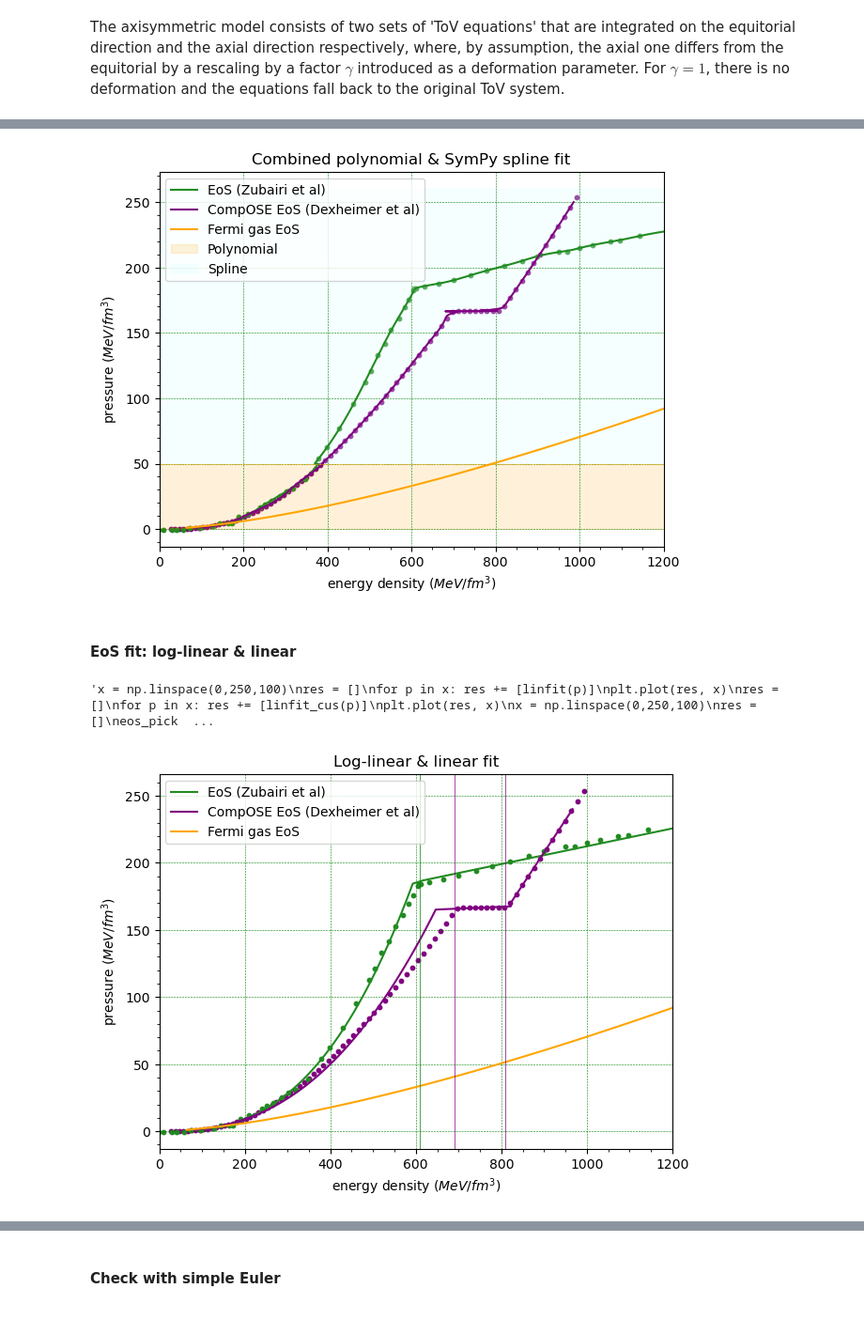
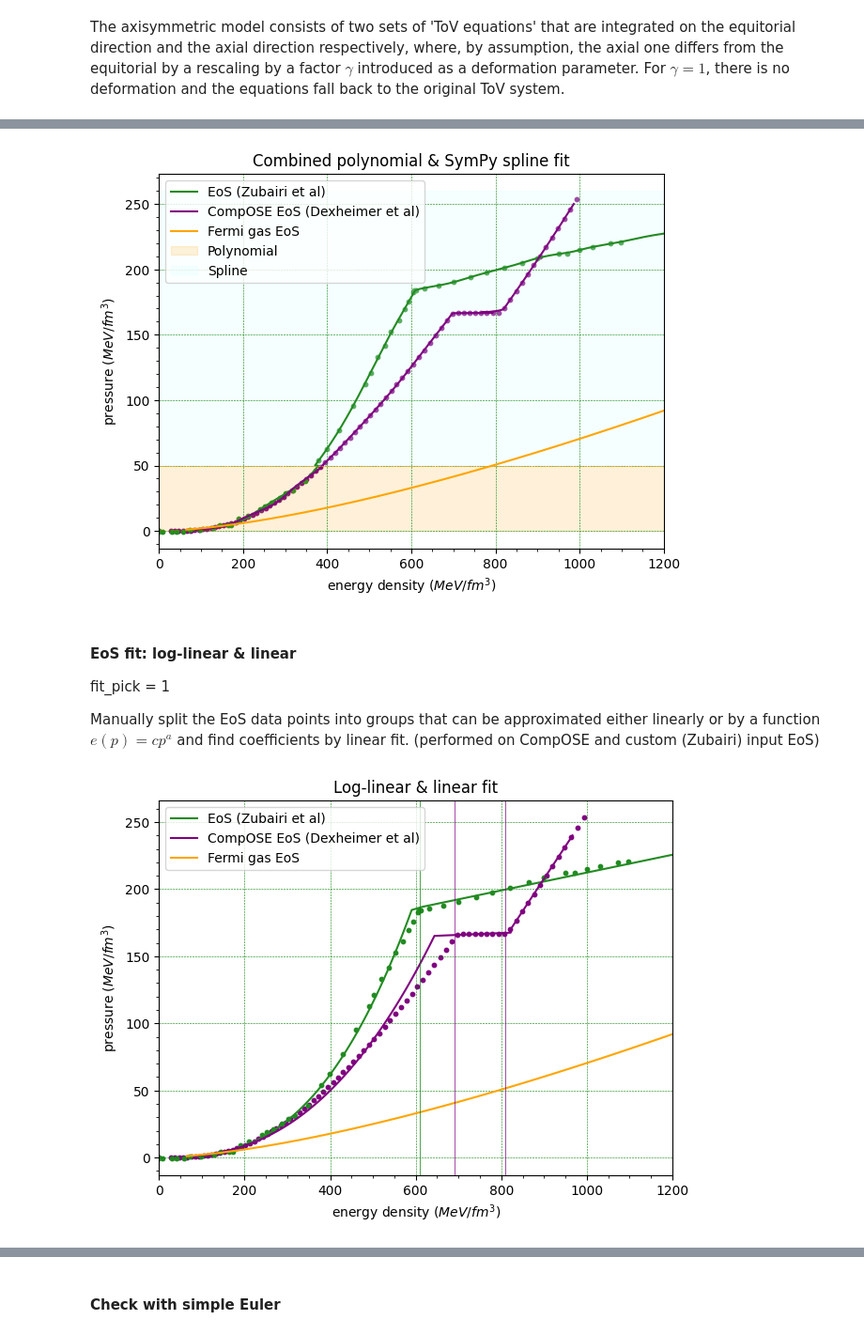
Before and after one commit to RiccardoMar/Numerical_project, a Jupyter notebook: TOV.ipynb, the cells around one changed output, grey strips where cells are left out. Shown at 94% size. Saved outputs shown, nothing was run; the diff lists cells and outputs as text; code cells hidden in the pictures.

```diff
--- a/TOV.ipynb
+++ b/TOV.ipynb
@@ -137,0 +230,11 @@ for line in content:
+# %%
+plt.scatter(ener,press,s=4,label='Dexheimer')
+plt.scatter(ener_custom1,press_custom1,s=1,label='PYTOV')
+
+ener_m, press_m = join_eos(ener_custom1,press_custom1,ener,press,30)
+
+plt.plot(ener_m,press_m,c='black',linewidth=0.5)
+
+plt.xlim(0, 100)   # x-axis from 2 to 8
+plt.ylim(0, 1.5)
+plt.legend()
@@ -257,7 +456,7 @@ plt.plot(res, prange, label = "EoS (Zubairi et al)", c = 'forestgreen')
 eos_pick = 1
 res = []
 for p in prange: res += [eps(p)]
-plt.plot(res, prange, label = "CompOSE EoS (Dexheimer et al)", c= 'purple')
+plt.plot(res, prange, label = f"CompOSE EoS ({auth_name} et al)", c= 'purple')
 
 eos_pick = 2
 res = []
@@ -282,17 +481,23 @@ plt.xlim(0, 1200)
 
 plt.legend()
 plt.minorticks_on()
-plt.savefig(f'fit_poly_spline.png', bbox_inches = 'tight', dpi=300)
+plt.savefig(f'output/fit_poly_spline.png', bbox_inches = 'tight', dpi=300)
 # %% [output]
-[figure, old version]
+[figure, new version]
 # %% [markdown]
 #### EoS fit: log-linear & linear
+
+fit_pick = 1
+
+Manually split the EoS data points into groups that can be approximated either linearly or by a function $e(p) = c p^a$ and find coefficients by linear fit. (performed on CompOSE and custom (Zubairi) input EoS)
 # %%
+# insert manually
 sep_cust = [610]
 sep = [690,810]
 
 plist1,plist2,plist3,plist_cus1,plist_cus2 = [],[],[],[],[]
 elist1,elist2,elist3,elist_cus1,elist_cus2 = [],[],[],[],[]
+
 for i in range(len(ener)):
     if ener[i] <= sep[0]:
         plist1 += [press[i]]
@@ -303,6 +508,7 @@ for i in range(len(ener)):
     if ener[i] >= sep[1]:
         plist3 += [press[i]]
         elist3 += [ener[i]]
+
 for i in range(len(ener_custom)):
     if ener_custom[i] <= sep_cust[0]:
         plist_cus1 += [press_custom[i]]
@@ -313,15 +519,6 @@ for i in range(len(ener_custom)):
 
 plists = [plist1,plist2,plist3,plist_cus1,plist_cus2]
 elists = [elist1,elist2,elist3,elist_cus1,elist_cus2]
-
-"""for i in range(5):
-    plt.plot(np.log10(np.array(elists[i])),np.log10(np.array(plists[i])))
-
-x = np.linspace(0,200,100)
-plt.plot(coeffs_list[4][1]*(x)+coeffs_list[4][0],x)
-
-plt.xlim(1.5,3)
-plt.ylim(-1.5, 2.5)"""
 
 deg = 1
 coeffs_list = []
@@ -352,25 +549,6 @@ def linfit_cus(p):
     if p <= psep_cust[0]: return 10**(coeffs_list[3][0]*np.log10(p)+coeffs_list[3][1])
     if p >= psep_cust[0]: return coeffs_list[4][0]*(p)+coeffs_list[4][1]
     else: return float("nan")
-
-"""x = np.linspace(0,250,100)
-res = []
-for p in x: res += [linfit(p)]
-plt.plot(res, x)
-res = []
-for p in x: res += [linfit_cus(p)]
-plt.plot(res, x)
-x = np.linspace(0,250,100)
-res = []
-eos_pick = 0
-for p in x: res += [eps(p)]
-plt.plot(res, x)
-res = []
-eos_pick = 1
-for p in x: res += [eps(p)]
-plt.plot(res, x)"""
-# %% [output]
-'x = np.linspace(0,250,100)\nres = []\nfor p in x: res += [linfit(p)]\nplt.plot(res, x)\nres = []\nfor p in x: res += [linfit_cus(p)]\nplt.plot(res, x)\nx = np.linspace(0,250,100)\nres = []\neos_pick  ...
 # %%
 prange = np.linspace(1,240,100)
 fit_pick = 1
@@ -380,34 +558,34 @@ res = []
 for p in prange: res += [eps(p)]
 plt.plot(res, prange, label = "EoS (Zubairi et al)", c = 'forestgreen')
 
 eos_pick = 1
 res = []
 for p in prange: res += [eps(p)]
-plt.plot(res, prange, label = "CompOSE EoS (Dexheimer et al)", c= 'purple')
+plt.plot(res, prange, label = f"CompOSE EoS ({auth_name} et al)", c= 'purple')
 
 eos_pick = 2
 res = []
 for p in prange: res += [eps(p)]
 plt.plot(res, prange, label = "Fermi gas EoS", c= 'orange')
 
 plt.scatter(ener, press, s=10, c = 'purple')
 plt.scatter(ener_custom[0:50], press_custom[0:50], s=10, c = 'forestgreen')
 
 plt.xlabel("energy density $(MeV/fm^3)$")
 plt.ylabel("pressure $(MeV/fm^3)$")
 plt.grid(c='green', linestyle='--', linewidth = 0.4)
 plt.minorticks_on()
 plt.tight_layout()
 plt.title("Log-linear & linear fit")
 
 plt.axvline(x=sep_cust[0], color='green', linestyle="-", linewidth = 0.5)
 plt.axvline(x=sep[0], color='purple', linestyle= "-", linewidth = 0.5)
 plt.axvline(x=sep[1], color='purple', linestyle="-", linewidth = 0.5)
 plt.xlim(0, 1200)
 
 plt.legend()
 plt.minorticks_on()
-plt.savefig(f'fit_log_lin.png', bbox_inches = 'tight', dpi=300)
+plt.savefig(f'output/fit_log_lin.png', bbox_inches = 'tight', dpi=300)
 # %% [output]
-[figure, old version]
+[figure, new version]
 # %% [markdown]
```
Also changed, not shown: parts of 27 cells of this notebook.
